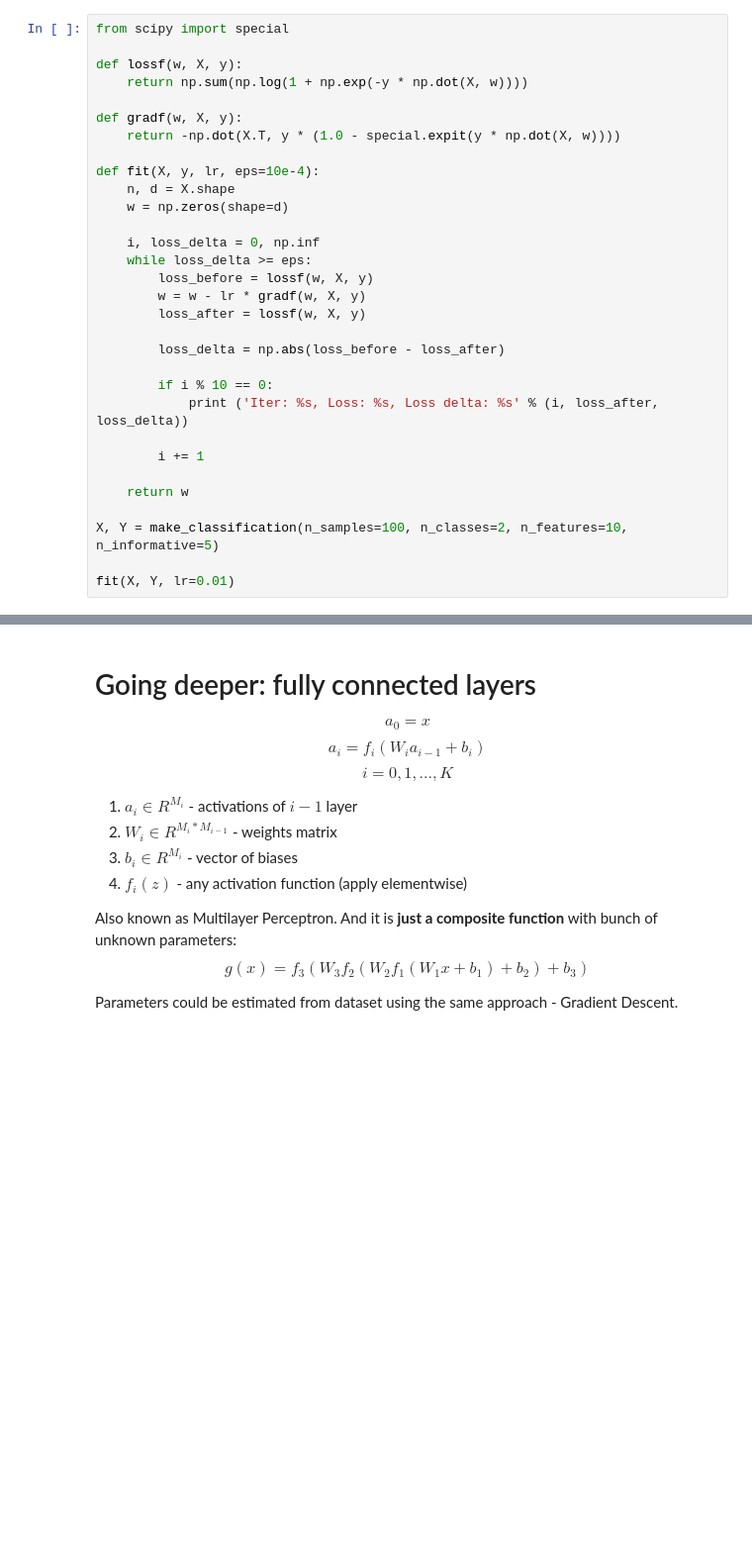
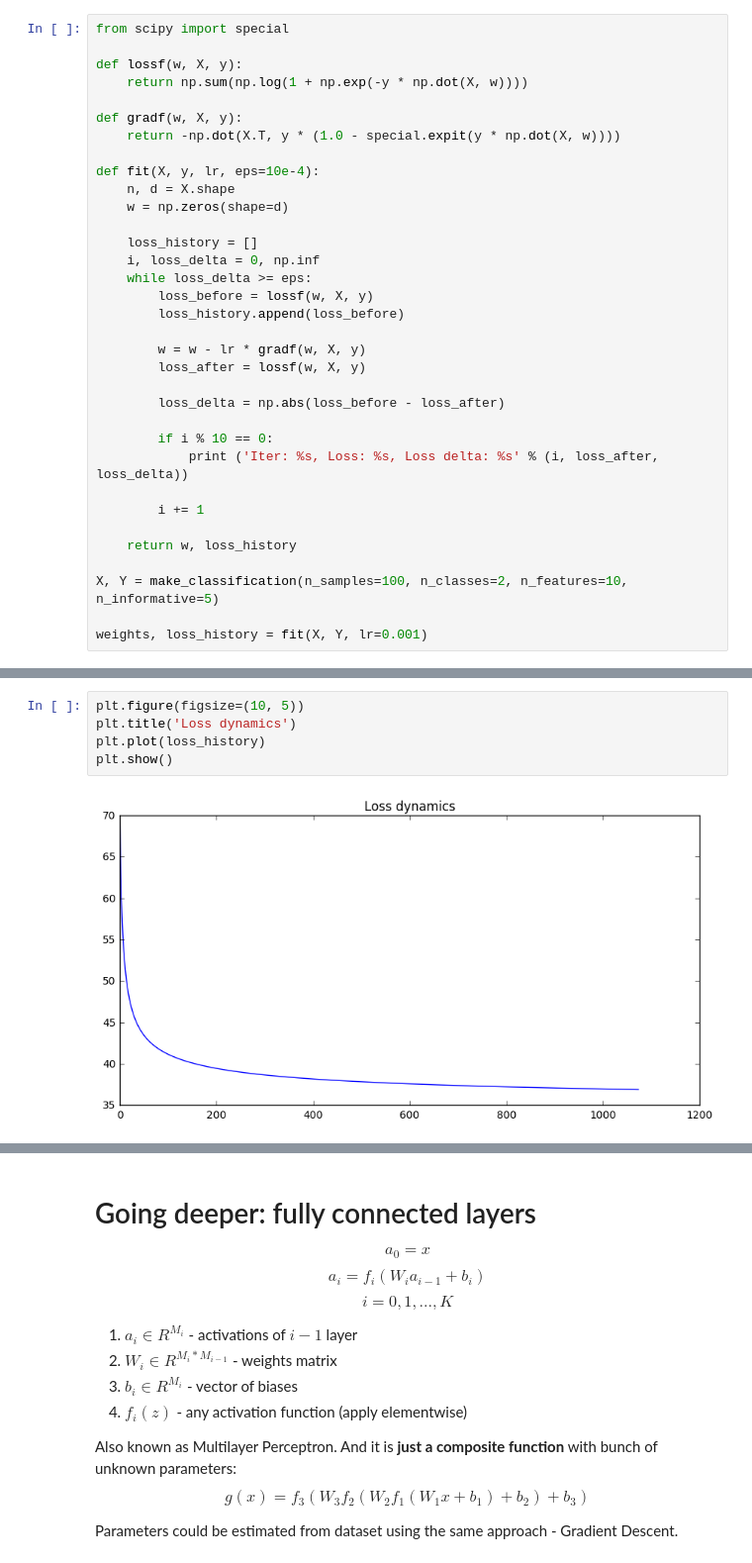
Before and after one commit to denmoroz/deep-learning-seminars, a Jupyter notebook: Neural+networks+introduction+-+Seminar+1.ipynb, the cells around one changed output, grey strips where cells are left out. Shown: that part at 99% size. Cells and saved outputs as stored; diff of their text form; blank space fills up the shorter version.

Commit message:
Seminar 1 updates: images + some refactoring

```diff
--- a/Neural+networks+introduction+-+Seminar+1.ipynb
+++ b/Neural+networks+introduction+-+Seminar+1.ipynb
@@ -116,9 +144,12 @@ def fit(X, y, lr, eps=10e-4):
     n, d = X.shape
     w = np.zeros(shape=d)
 
+    loss_history = []
     i, loss_delta = 0, np.inf
     while loss_delta >= eps:
         loss_before = lossf(w, X, y)
+        loss_history.append(loss_before)
+
         w = w - lr * gradf(w, X, y)
         loss_after = lossf(w, X, y)
 
@@ -129,9 +160,9 @@ def fit(X, y, lr, eps=10e-4):
 
         i += 1
 
-    return w
+    return w, loss_history
 
 X, Y = make_classification(n_samples=100, n_classes=2, n_features=10, n_informative=5)
 
-fit(X, Y, lr=0.01)
+weights, loss_history = fit(X, Y, lr=0.001)
 # %% [output]
@@ -156,0 +186,7 @@ array([ 0.66063851,  0.71995081, -3.00165447,  0.67810883, -1.31600051,
+# %%
+plt.figure(figsize=(10, 5))
+plt.title('Loss dynamics')
+plt.plot(loss_history)
+plt.show()
+# %% [output]
+[figure, added]
```
Also changed, not shown: parts of 18 cells of this notebook, 2 other files.
